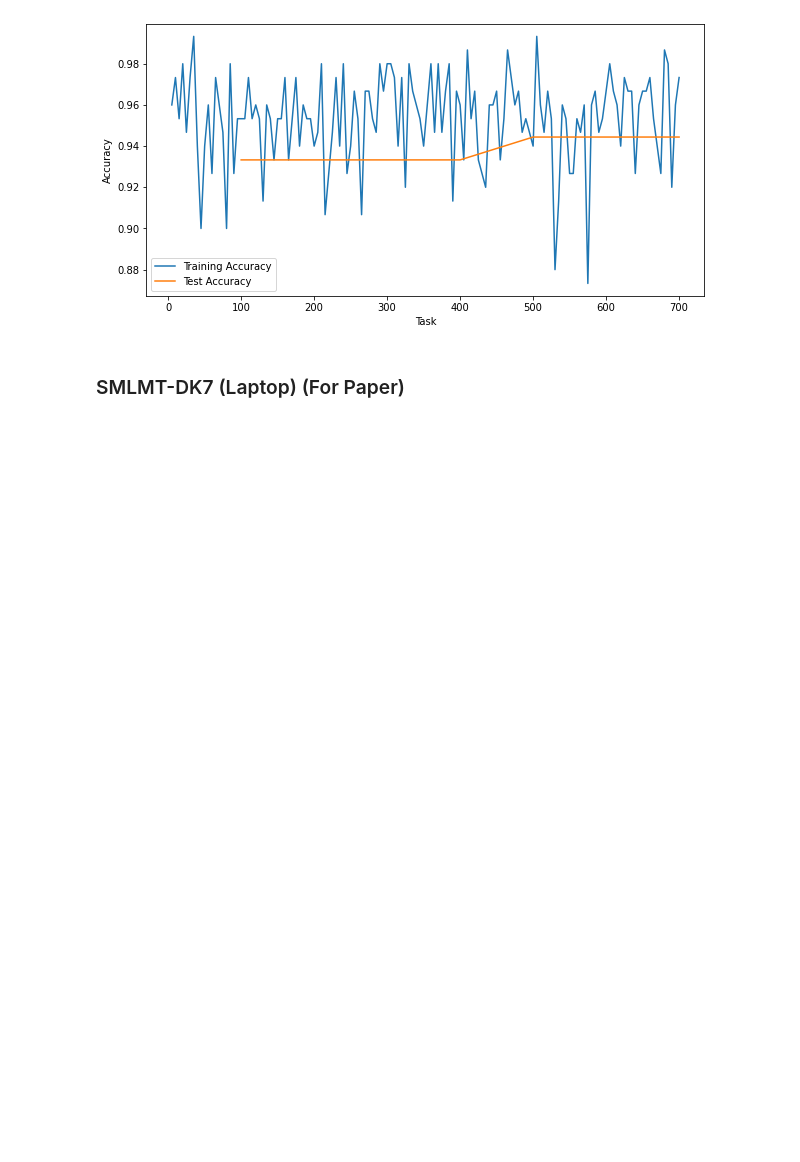
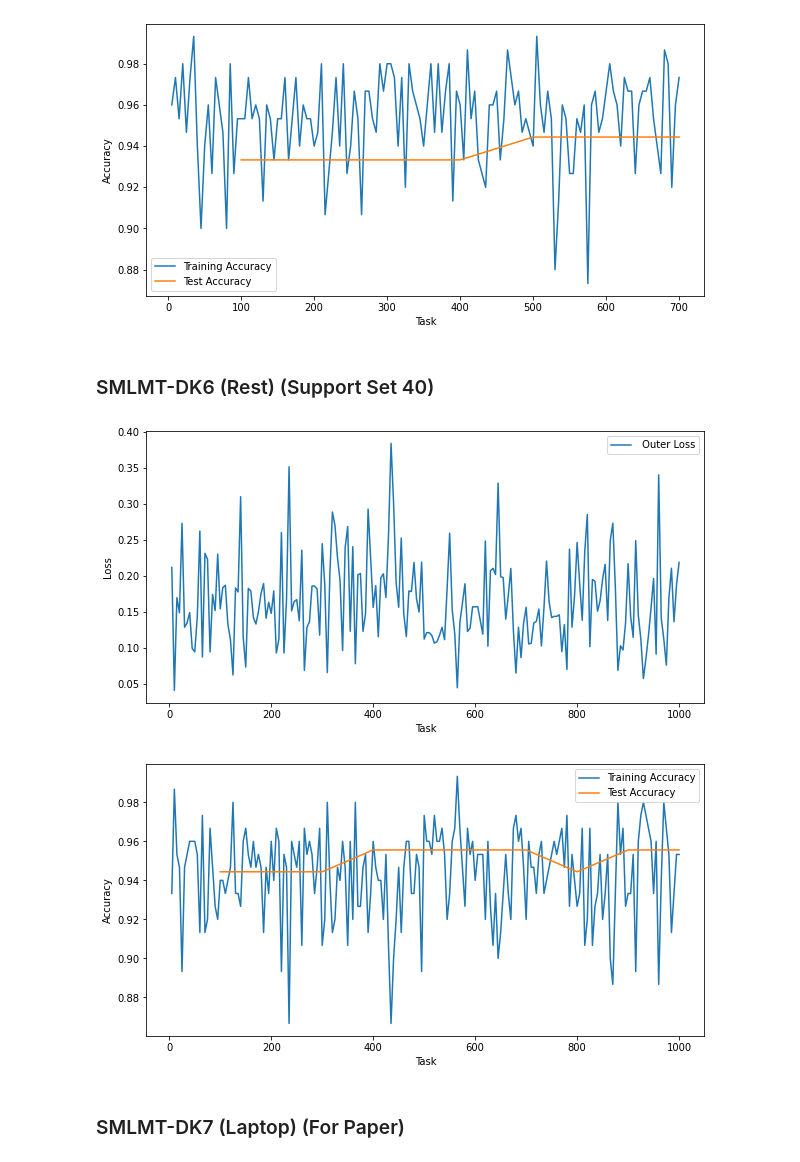
Before and after one commit to hjkim811/SMLMT-PyTorch, a Jupyter notebook: plot_results.ipynb, the cells around one changed output. Drawn from its saved outputs; the diff is of its cells as text; code cells hidden in the pictures; blank space fills up the shorter version.

```diff
--- a/plot_results.ipynb
+++ b/plot_results.ipynb
@@ -282,3 +346,5 @@ plt.legend()
 plt.show()
 # %% [output]
 [figure]
+# %% [markdown]
+### SMLMT-DK6 (Rest) (Support Set 40)
@@ -285,3 +355,9 @@ plt.show()
+# %%
+plot_loss(train_outer_loss)
+plot_acc(train_acc, test_acc)
+# %% [output]
+[figure, added]
+[figure, added]
 # %% [markdown]
 ### SMLMT-DK7 (Laptop) (For Paper)
 # %%
```
Also changed, not shown: parts of 13 cells of this notebook.
